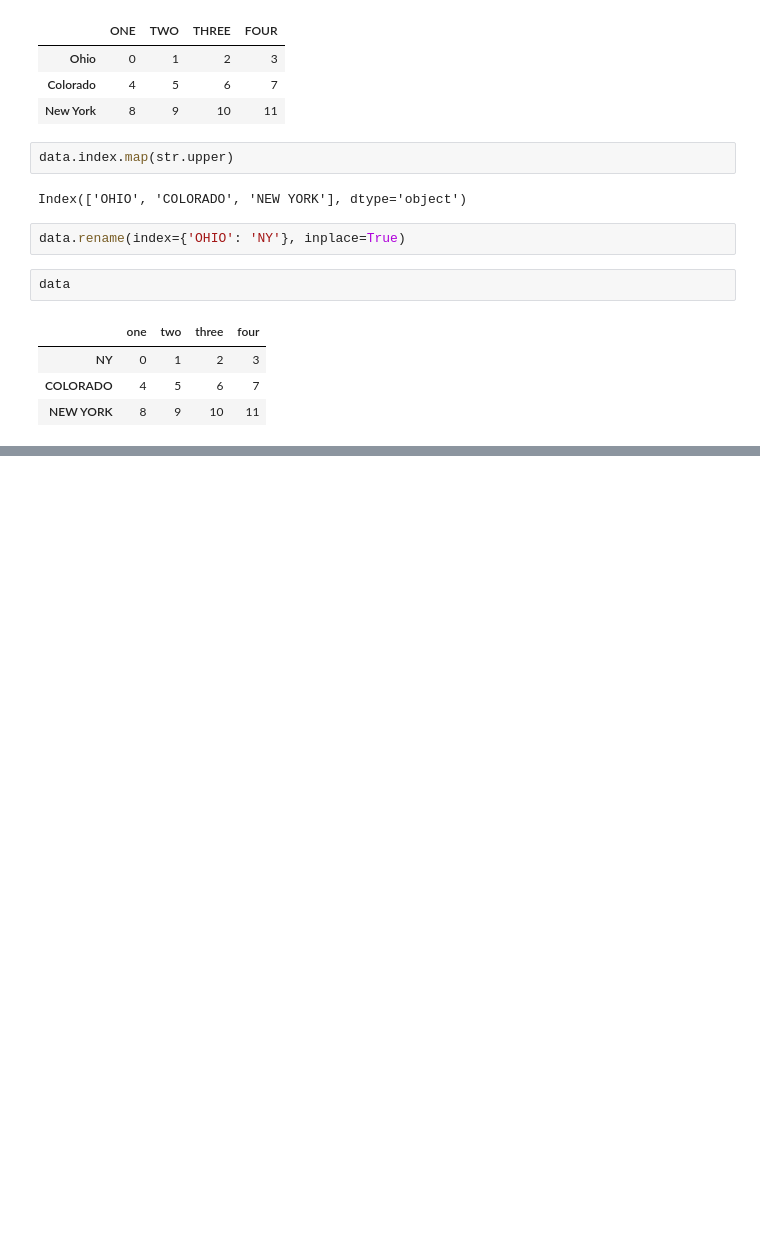
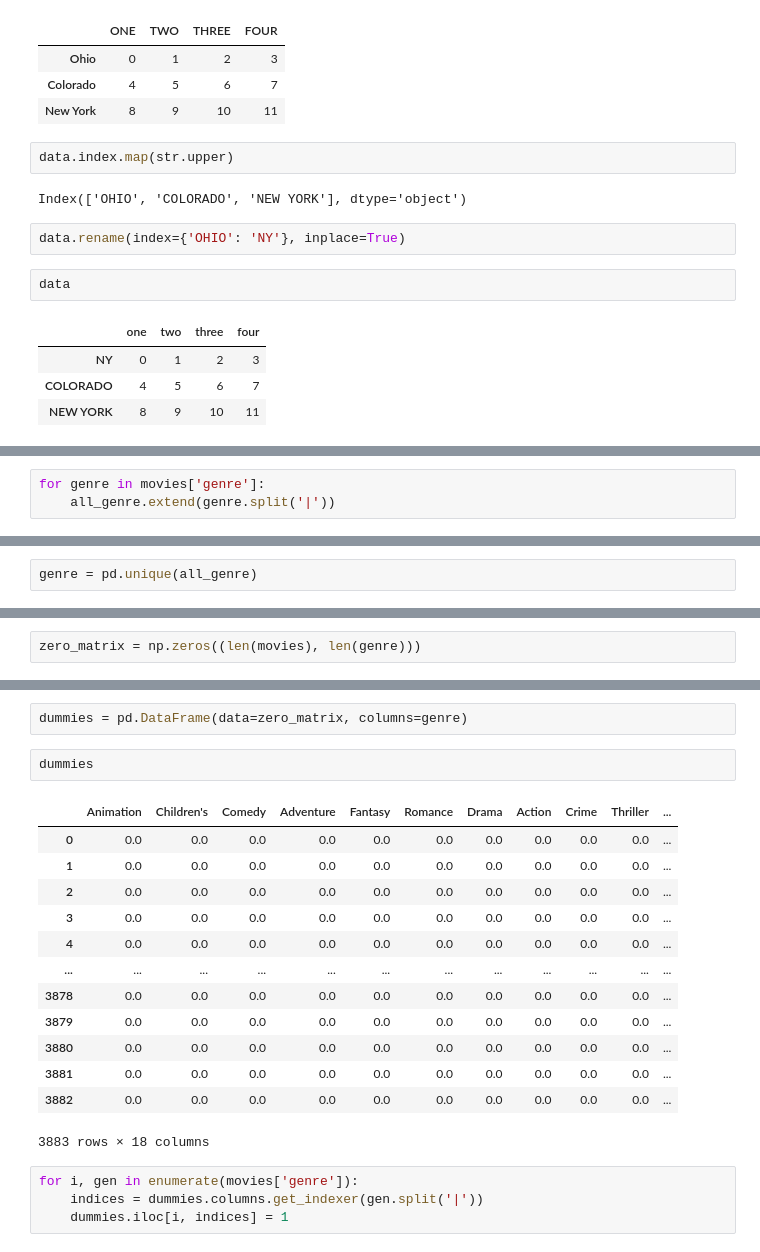
Before and after one commit to DanishHudani/Python-for-Data-Analysis-OReilly, a Jupyter notebook: Python for Data Analysis by Wes McKinney/Coding Practice/Chp7 - Data Cleaning and Preparation/Chp7 - Data Cleaning and Preparation.ipynb, the cells around one changed output, grey strips where cells are left out. Cells and saved outputs as stored; diff of their text form; blank space fills up the shorter version.

```diff
--- a/Python for Data Analysis by Wes McKinney/Coding Practice/Chp7 - Data Cleaning and Preparation/Chp7 - Data Cleaning and Preparation.ipynb
+++ b/Python for Data Analysis by Wes McKinney/Coding Practice/Chp7 - Data Cleaning and Preparation/Chp7 - Data Cleaning and Preparation.ipynb
@@ -696,0 +1012,3 @@ data
+# %%
+for genre in movies['genre']:
+    all_genre.extend(genre.split('|'))
@@ -696,0 +1037,2 @@ data
+# %%
+genre = pd.unique(all_genre)
@@ -696,0 +1046,2 @@ data
+# %%
+zero_matrix = np.zeros((len(movies), len(genre)))
@@ -696,0 +1058,22 @@ data
+# %%
+dummies = pd.DataFrame(data=zero_matrix, columns=genre)
+# %%
+dummies
+# %% [output]
+|  | Animation | Children's | Comedy | Adventure | Fantasy | Romance | Drama | Action | Crime | Thriller | ... |
+| 0 | 0.0 | 0.0 | 0.0 | 0.0 | 0.0 | 0.0 | 0.0 | 0.0 | 0.0 | 0.0 | ... |
+| 1 | 0.0 | 0.0 | 0.0 | 0.0 | 0.0 | 0.0 | 0.0 | 0.0 | 0.0 | 0.0 | ... |
+| 2 | 0.0 | 0.0 | 0.0 | 0.0 | 0.0 | 0.0 | 0.0 | 0.0 | 0.0 | 0.0 | ... |
+| 3 | 0.0 | 0.0 | 0.0 | 0.0 | 0.0 | 0.0 | 0.0 | 0.0 | 0.0 | 0.0 | ... |
+| 4 | 0.0 | 0.0 | 0.0 | 0.0 | 0.0 | 0.0 | 0.0 | 0.0 | 0.0 | 0.0 | ... |
+| ... | ... | ... | ... | ... | ... | ... | ... | ... | ... | ... | ... |
+| 3878 | 0.0 | 0.0 | 0.0 | 0.0 | 0.0 | 0.0 | 0.0 | 0.0 | 0.0 | 0.0 | ... |
+| 3879 | 0.0 | 0.0 | 0.0 | 0.0 | 0.0 | 0.0 | 0.0 | 0.0 | 0.0 | 0.0 | ... |
+| 3880 | 0.0 | 0.0 | 0.0 | 0.0 | 0.0 | 0.0 | 0.0 | 0.0 | 0.0 | 0.0 | ... |
+| 3881 | 0.0 | 0.0 | 0.0 | 0.0 | 0.0 | 0.0 | 0.0 | 0.0 | 0.0 | 0.0 | ... |
+| 3882 | 0.0 | 0.0 | 0.0 | 0.0 | 0.0 | 0.0 | 0.0 | 0.0 | 0.0 | 0.0 | ... |
+3883 rows × 18 columns
+# %%
+for i, gen in enumerate(movies['genre']):
+    indices = dummies.columns.get_indexer(gen.split('|'))
+    dummies.iloc[i, indices] = 1
```
Also changed, not shown: parts of 139 cells of this notebook, 4 other files.
